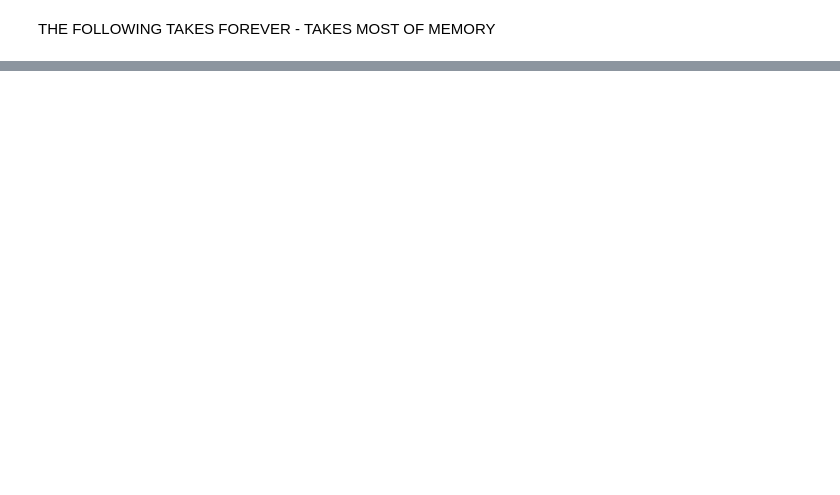
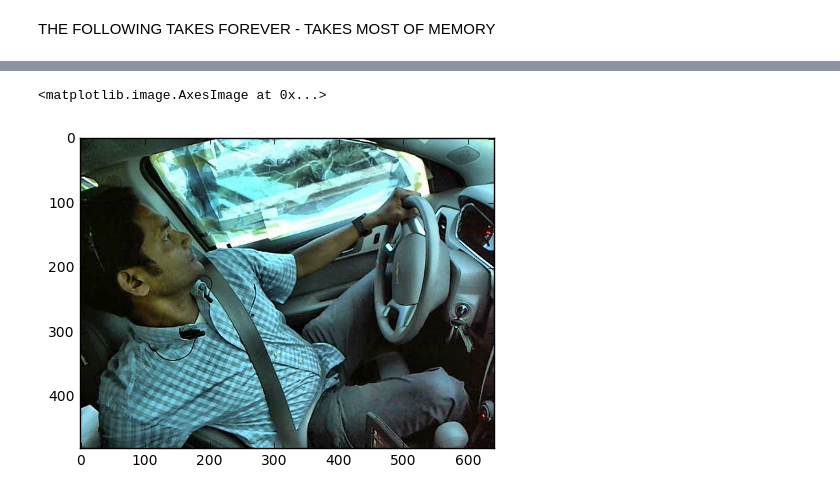
Before and after one commit to philippbayer/machine_learning_notebooks, a Jupyter notebook: Statefarm.ipynb, the cells around one changed output, grey strips where cells are left out. Cells and saved outputs as stored; diff of their text form; code cells hidden in the pictures; blank space fills up the shorter version.

```diff
--- a/Statefarm.ipynb
+++ b/Statefarm.ipynb
@@ -239,0 +221,6 @@ Epoch 7/7
+# %%
+cleaned = exposure.equalize_adapthist(mpimg.imread(img))
+plt.imshow(cleaned)
+# %% [output]
+<matplotlib.image.AxesImage at 0x...>
+[figure, added]
```
Also changed, not shown: parts of 44 cells of this notebook.
